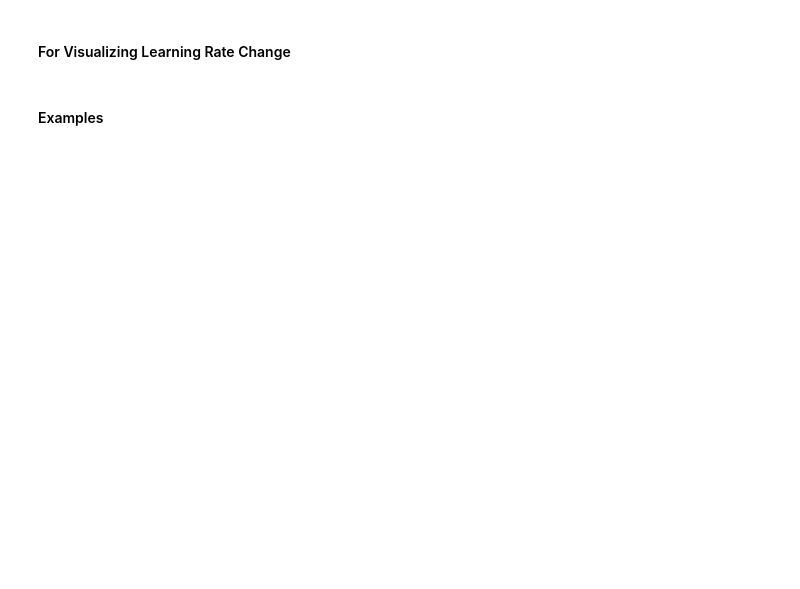
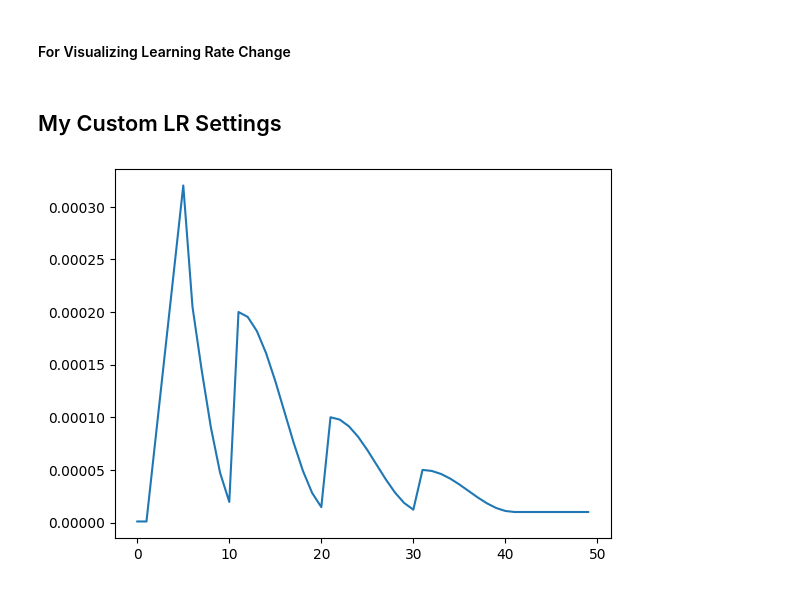
Before and after one commit to Semmn/LaneDetection-Unet, a Jupyter notebook: train/unsupervised/pixel_reconstruction/lr_scheduler_vis.ipynb, the cells around one changed output. Cells and saved outputs as stored; diff of their text form; code cells hidden in the pictures; blank space fills up the shorter version.

```diff
--- a/train/unsupervised/pixel_reconstruction/lr_scheduler_vis.ipynb
+++ b/train/unsupervised/pixel_reconstruction/lr_scheduler_vis.ipynb
@@ -10,2 +6,0 @@ optimizer = torch.optim.SGD(model.parameters(), lr=0.01)
-# %% [markdown]
-#### Examples
@@ -11,0 +37,41 @@ optimizer = torch.optim.SGD(model.parameters(), lr=0.01)
+# %% [markdown]
+## My Custom LR Settings
+# %%
+import timm.scheduler
+
+# lr: 0.0006
+# cosine_warmup_restart:
+#     epoch: 60
+#     lr_min: 0.00001
+#     decay: 0.2
+#     cycle_mul: 1.0
+#     cycle_limit: 100
+#     warmup_lr: 10
+#     warmup_lr_init: 0.000001
+#     step_size: 30
+
+LR=0.0004
+LR_MIN=0.00001
+DECAY=0.5
+MUL=1.0
+LIMIT=4
+WARMUP=5
+WARMUP_INIT=0.000001
+STEP_SIZE=10
+EPOCHS=50
+
+optimizer = torch.optim.SGD(model.parameters(), lr=LR)
+scheduler = timm.scheduler.cosine_lr.CosineLRScheduler(optimizer, t_initial=STEP_SIZE, lr_min=LR_MIN, cycle_mul=MUL, cycle_decay=DECAY,
+                                                       cycle_limit=LIMIT, warmup_t=WARMUP, warmup_lr_init=WARMUP_INIT)
+
+
+lrs = []
+for i in range(EPOCHS):
+    optimizer.step()
+    lrs.append(optimizer.param_groups[0]['lr'])
+    scheduler.step(i)
+
+plt.plot(range(EPOCHS), lrs)
+plt.show()
+# %% [output]
+[figure, added]
```
Also changed, not shown: parts of 24 cells of this notebook, 16 other files.
